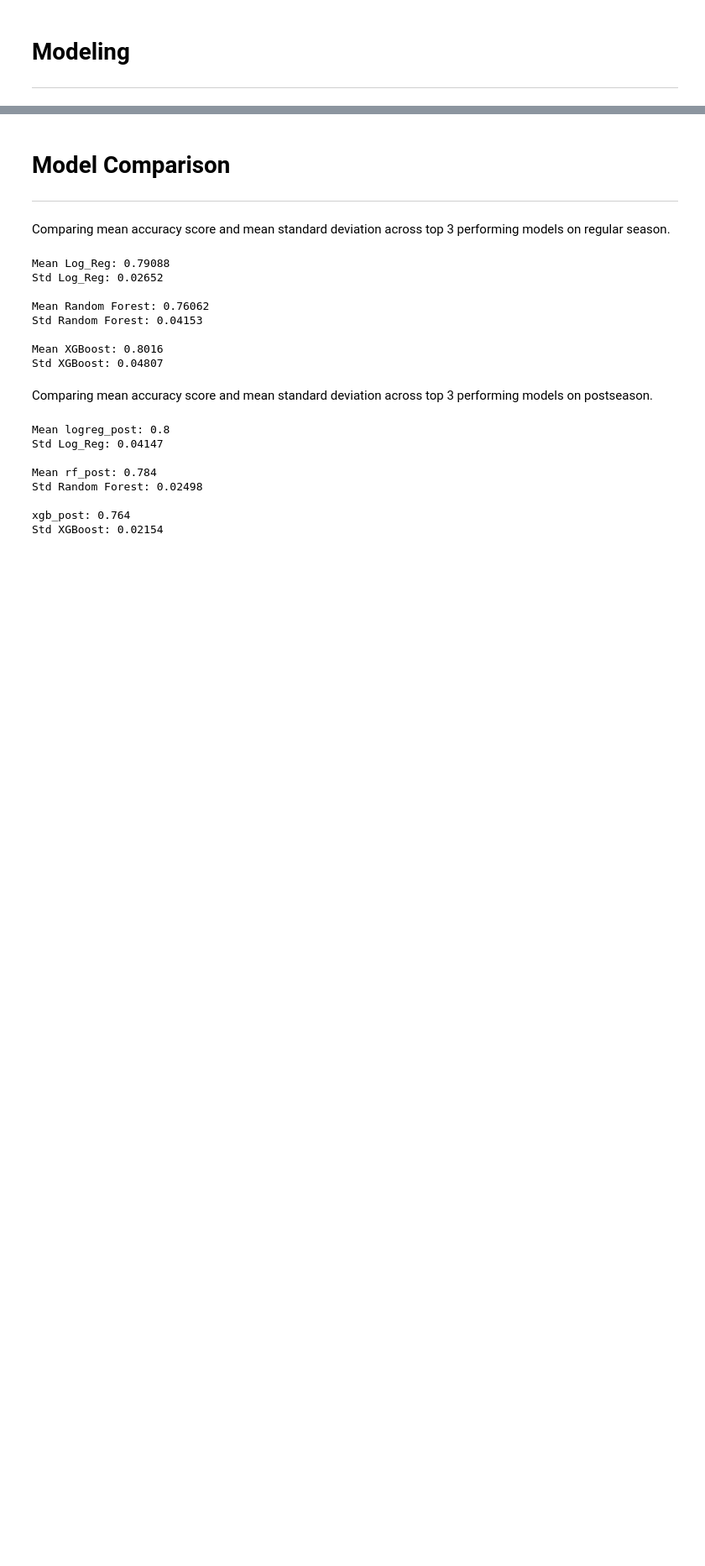
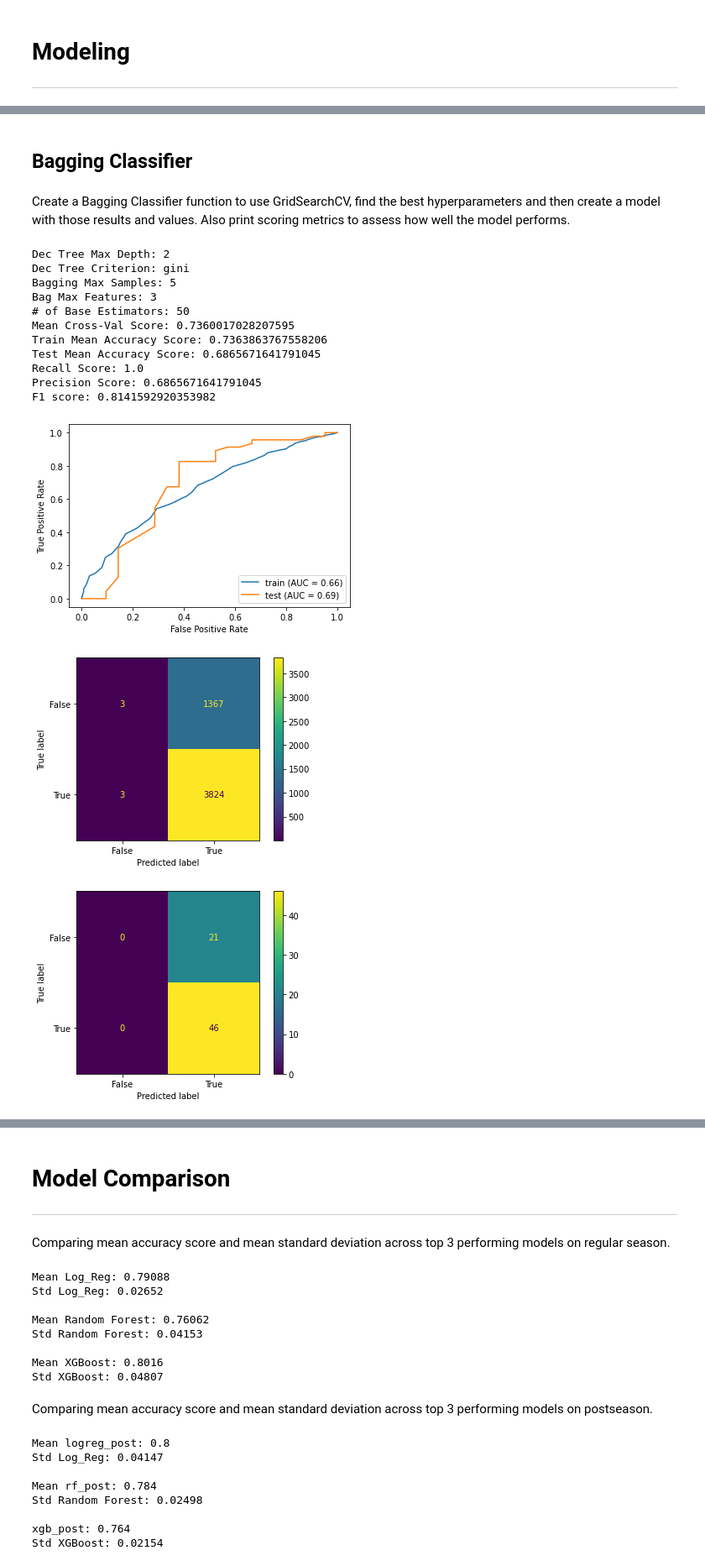
Before and after one commit to MatthewR1021/Machine-Learning-Madness, a Jupyter notebook: MAIN_Notebook.ipynb, the cells around one changed output, grey strips where cells are left out. Shown: that part at 84% size. Drawn from its saved outputs; the diff is of its cells as text; code cells hidden in the pictures; blank space fills up the shorter version.

```diff
--- a/MAIN_Notebook.ipynb
+++ b/MAIN_Notebook.ipynb
@@ -523,0 +539,22 @@ F1 score: 0.8085106382978723
+# %% [markdown]
+## Bagging Classifier
+# %% [markdown]
+Create a Bagging Classifier function to use GridSearchCV, find the best hyperparameters and then create a model with those results and values. Also print scoring metrics to assess how well the model performs.
+# %%
+# Call our bagging classifier function on data
+bagged(X_train, X_test, y_train, y_test, cv=5)
+# %% [output]
+Dec Tree Max Depth: 2
+Dec Tree Criterion: gini
+Bagging Max Samples: 5
+Bag Max Features: 3
+# of Base Estimators: 50
+Mean Cross-Val Score: 0.7360017028207595
+Train Mean Accuracy Score: 0.7363863767558206
+Test Mean Accuracy Score: 0.6865671641791045
+Recall Score: 1.0
+Precision Score: 0.6865671641791045
+F1 score: 0.8141592920353982
+[figure, added]
+[figure, added]
+[figure, added]
```
Also changed, not shown: parts of 43 cells of this notebook.
